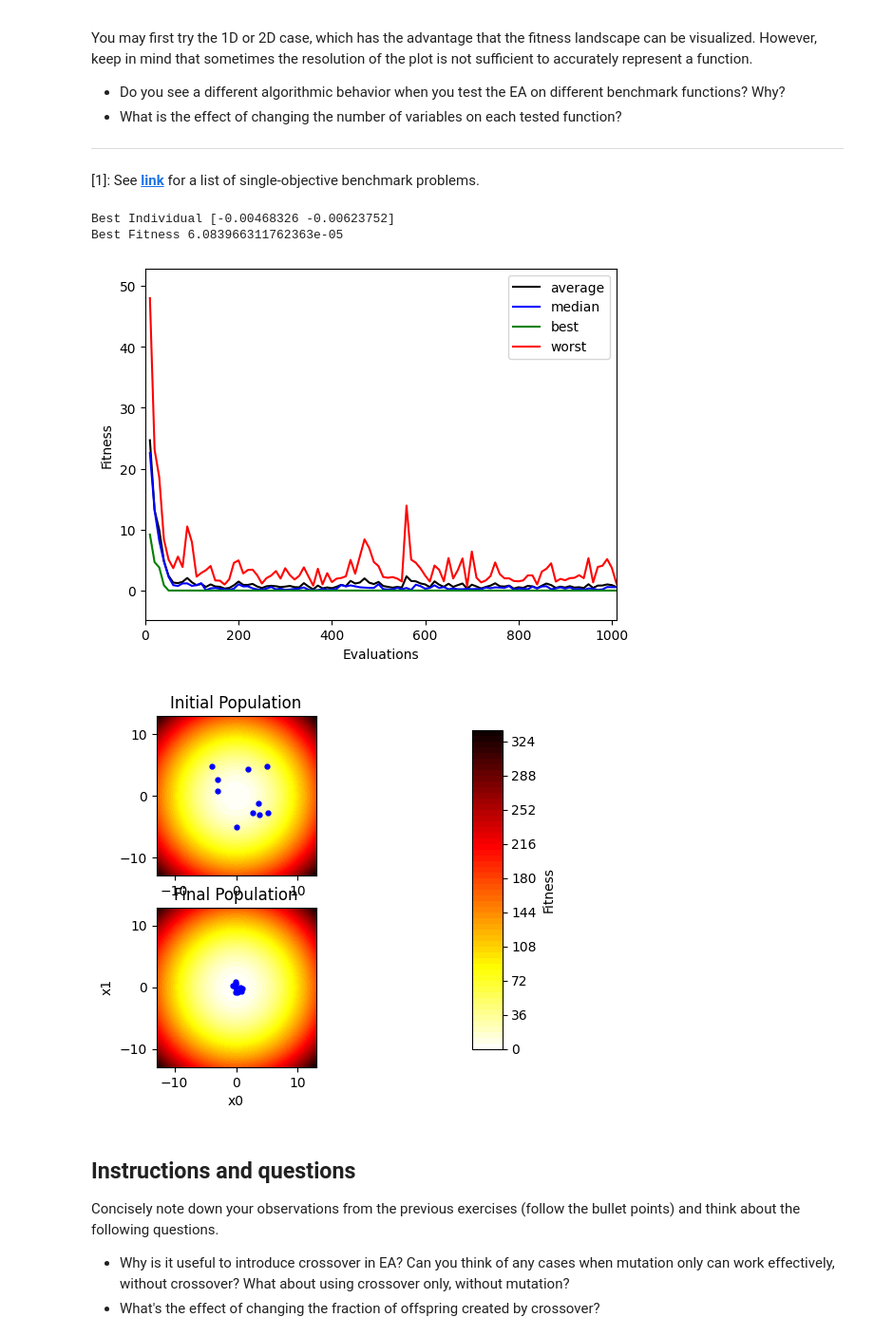
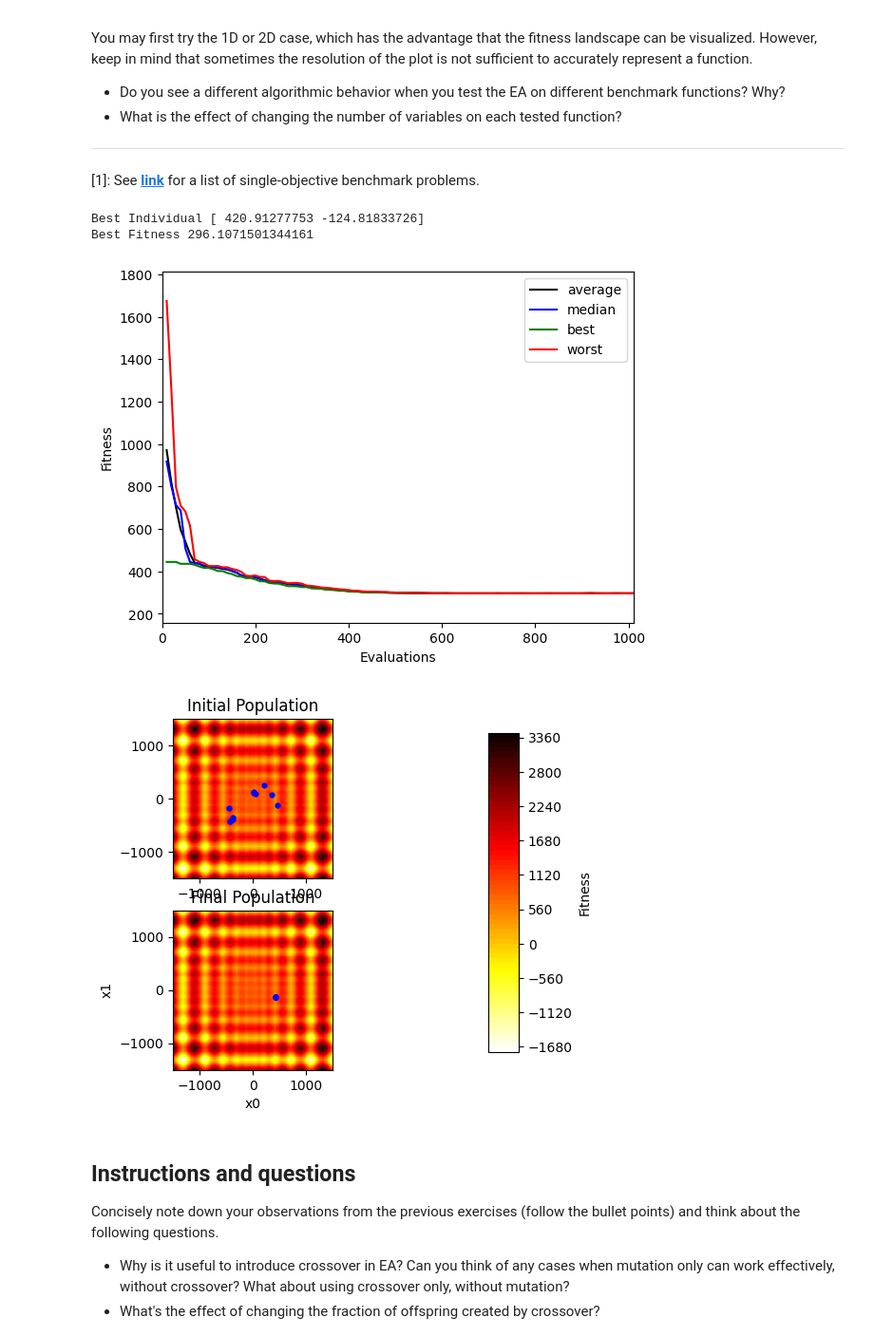
Before and after one commit to wamuumu/bio-labs, a Jupyter notebook: Lab02/Lab_02.ipynb, the cells around one changed output. Shown at 95% size. Saved outputs shown, nothing was run; the diff lists cells and outputs as text; code cells hidden in the pictures.

```diff
--- a/Lab02/Lab_02.ipynb
+++ b/Lab02/Lab_02.ipynb
@@ -297,8 +297,8 @@ Edit this part to do the exercises
 # parameters for the GA
 args = {}
 args["num_vars"] = 2 # Number of dimensions of the search space
-args["gaussian_stdev"] = 1.0 # Standard deviation of the Gaussian mutations
-args["crossover_rate"]  = 0.8 # Crossover fraction
+args["gaussian_stdev"] = 1 # Standard deviation of the Gaussian mutations
+args["crossover_rate"]  = 0.5 # Crossover fraction
 args["tournament_size"] = 2
 args["pop_size"] = 10 # population size
 
@@ -314,42 +314,40 @@ args["use_bounder"] = True # use the problem's bounder to restrict values
 args["max_generations"] = 100 # Number of generations of the GA
 display = True # Plot initial and final populations
 
-# choose problem
-problem_class = benchmarks.Sphere
-
 # other problems to try,
 # see  https://pythonhosted.org/inspyred/reference.html#module-inspyred.benchmarks
 
 # unimodal
+#problem_class = benchmarks.Sphere
 #problem_class = benchmarks.Rosenbrock
 
 # multimodal
 #problem_class = benchmarks.Griewank
 #problem_class = benchmarks.Ackley
 #problem_class = benchmarks.Rastrigin
-#problem_class = benchmarks.Schwefel
+problem_class = benchmarks.Schwefel
 
 """
 -------------------------------------------------------------------------
 """
 
 args["fig_title"] = 'GA'
 
 seed = None
 rng = Random(seed)
 best_individual, best_fitness, final_pop = run_ga(rng, display=display,
                                        problem_class=problem_class,**args)
 print("Best Individual", best_individual)
 print("Best Fitness", best_fitness)
 
 if display :
     ioff()
     show()
 # %% [output]
-Best Individual [-0.00468326 -0.00623752]
-Best Fitness 6.083966311762363e-05
+Best Individual [ 420.91277753 -124.81833726]
+Best Fitness 296.1071501344161
-[figure, old version]
+[figure, new version]
-[figure, old version]
+[figure, new version]
 # %% [markdown]
 ## Instructions and questions
 
```
Also changed, not shown: parts of 3 cells of this notebook, 3 other files.
